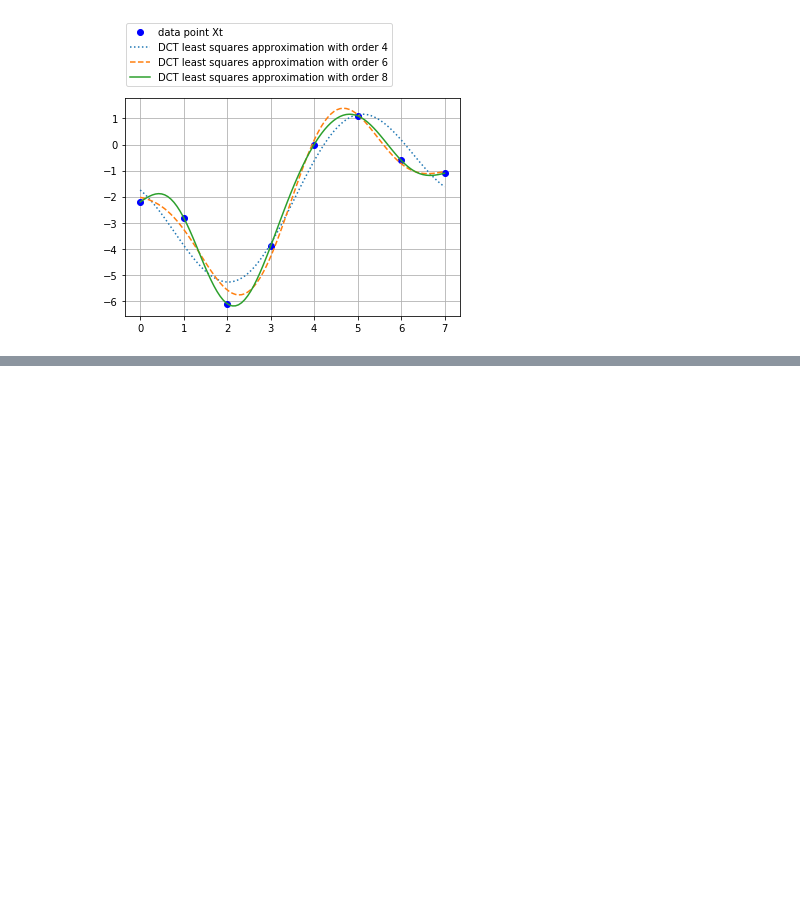
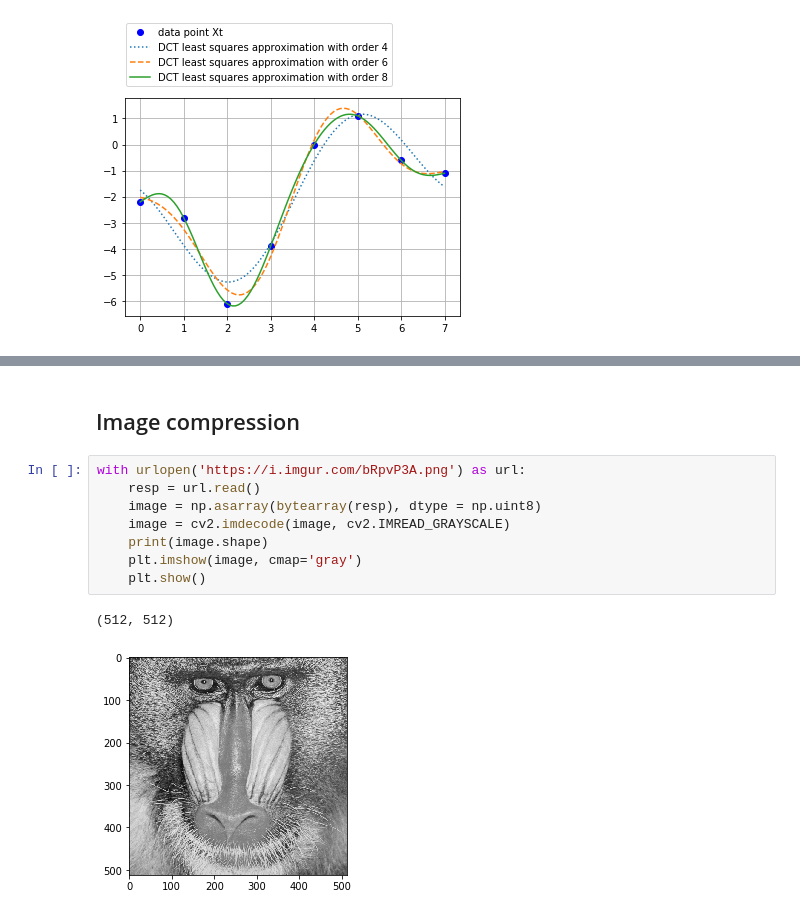
Before and after one commit to Jim00000/Numerical-Analysis, a Jupyter notebook: 11_Compression.ipynb, the cells around one changed output, grey strips where cells are left out. Cells and saved outputs as stored; diff of their text form; blank space fills up the shorter version.

Commit message:
Add image compression

```diff
--- a/11_Compression.ipynb
+++ b/11_Compression.ipynb
@@ -155,0 +217,13 @@ plt.show()
+# %% [markdown]
+## Image compression
+# %%
+with urlopen('https://i.imgur.com/bRpvP3A.png') as url:
+    resp = url.read()
+    image = np.asarray(bytearray(resp), dtype = np.uint8)
+    image = cv2.imdecode(image, cv2.IMREAD_GRAYSCALE)
+    print(image.shape)
+    plt.imshow(image, cmap='gray')
+    plt.show()
+# %% [output]
+(512, 512)
+[figure, added]
```
Also changed, not shown: parts of 11 cells of this notebook.
